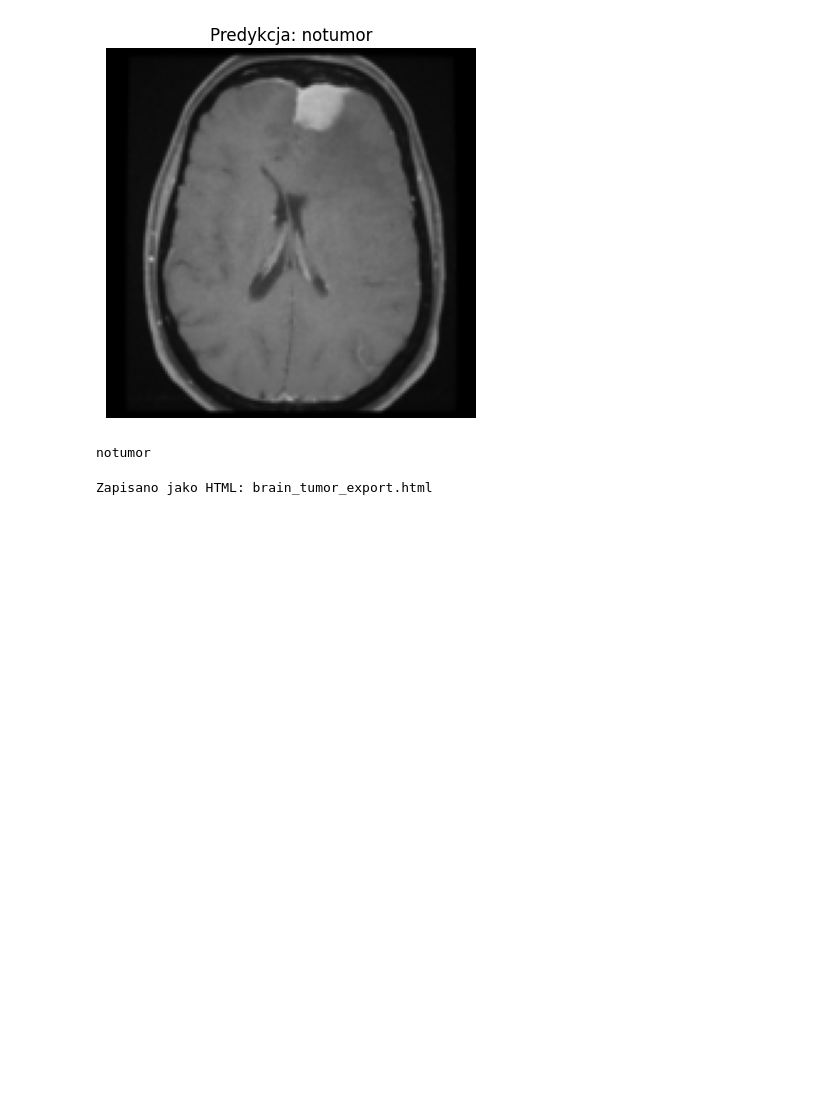
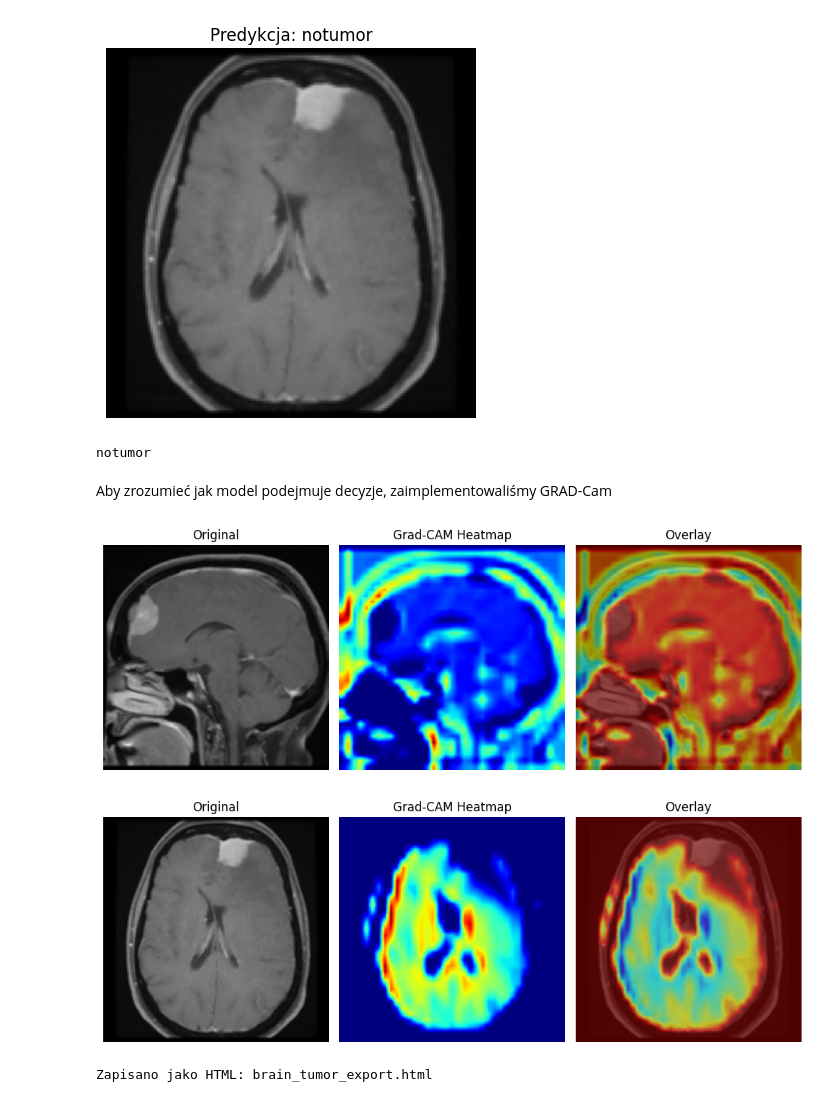
Before and after one commit to PiotrekCi/brain_tumor_mri, a Jupyter notebook: brain_tumor.ipynb, the cells around one changed output. Drawn from its saved outputs; the diff is of its cells as text; code cells hidden in the pictures; blank space fills up the shorter version.

Commit message:
Add grad-cam

```diff
--- a/brain_tumor.ipynb
+++ b/brain_tumor.ipynb
@@ -284,8 +301,8 @@ Najlepsze `val acc` uzyskano w 7 epoce, co sugeruje, że trening mógłby zosta
 # %%
-model = BrainTumorCNN()
-model.load_state_dict(torch.load("brain_tumor_model.pth"))
-model.to(device)
-model.eval()
+model2 = BrainTumorCNN()
+model2.load_state_dict(torch.load("brain_tumor_model.pth"))
+model2.to(device)
+model2.eval()
 # %% [output]
 BrainTumorCNN(
   (conv1): Conv2d(3, 32, kernel_size=(3, 3), stride=(1, 1), padding=(1, 1))
@@ -380,6 +397,78 @@ print(classify_image("test2.png"))
 pituitary
 [figure]
 notumor
+# %% [markdown]
+Aby zrozumieć jak model podejmuje decyzje, zaimplementowaliśmy GRAD-Cam
+# %%
+import cv2
+import torch
+import numpy as np
+import matplotlib.pyplot as plt
+from PIL import Image
+import torchvision.transforms as T
+
+def grad_cam(image_path):
+    transform = T.Compose([
+        T.Resize((150, 150)),
+        T.ToTensor(),
+        T.Normalize(mean=[0.5], std=[0.5])
+    ])
+
+    image = Image.open(image_path).convert("RGB")
+    input_tensor = transform(image).unsqueeze(0).to(device)
+
+    activations.clear()
+    gradients.clear()
+
+    model.eval()
+
+    output = model(input_tensor)
+    pred_class = torch.argmax(output, 1).item()
+    model.zero_grad()
+
+    output[0, pred_class].backward()
+
+    grads = gradients[-1].detach().cpu().numpy()[0]
+    acts = activations[-1].detach().cpu().numpy()[0]
+    weights = np.mean(grads, axis=(1, 2))
+    cam = np.zeros(acts.shape[1:], dtype=np.float32)
+
+    for i, w in enumerate(weights):
+        cam += w * acts[i]
+
+    cam = np.maximum(cam, 0)
+    cam = cv2.resize(cam, (150, 150))
+    cam = (cam - cam.min()) / (cam.max() - cam.min())
+
+    heatmap = cv2.applyColorMap(np.uint8(255 * cam), cv2.COLORMAP_JET)
+    heatmap = np.float32(heatmap) / 255
+    input_img = np.array(image.resize((150, 150))).astype(np.float32) / 255
+    overlay = heatmap * 0.6 + input_img * 0.4
+
+    plt.figure(figsize=(10, 4))
+    plt.subplot(1, 3, 1)
+    plt.title("Original")
+    plt.imshow(input_img)
+    plt.axis("off")
+
+    plt.subplot(1, 3, 2)
+    plt.title("Grad-CAM Heatmap")
+    plt.imshow(cam, cmap='jet')
+    plt.axis("off")
+
+    plt.subplot(1, 3, 3)
+    plt.title("Overlay")
+    plt.imshow(overlay)
+    plt.axis("off")
+    plt.tight_layout()
+    plt.show()
+
+
+grad_cam("test.png")
+grad_cam("test2.png")
+# %% [output]
+[figure, added]
+[figure, added]
 # %%
 from nbconvert import HTMLExporter
 import nbformat
```
Also changed, not shown: parts of 9 cells of this notebook, 2 other files.
